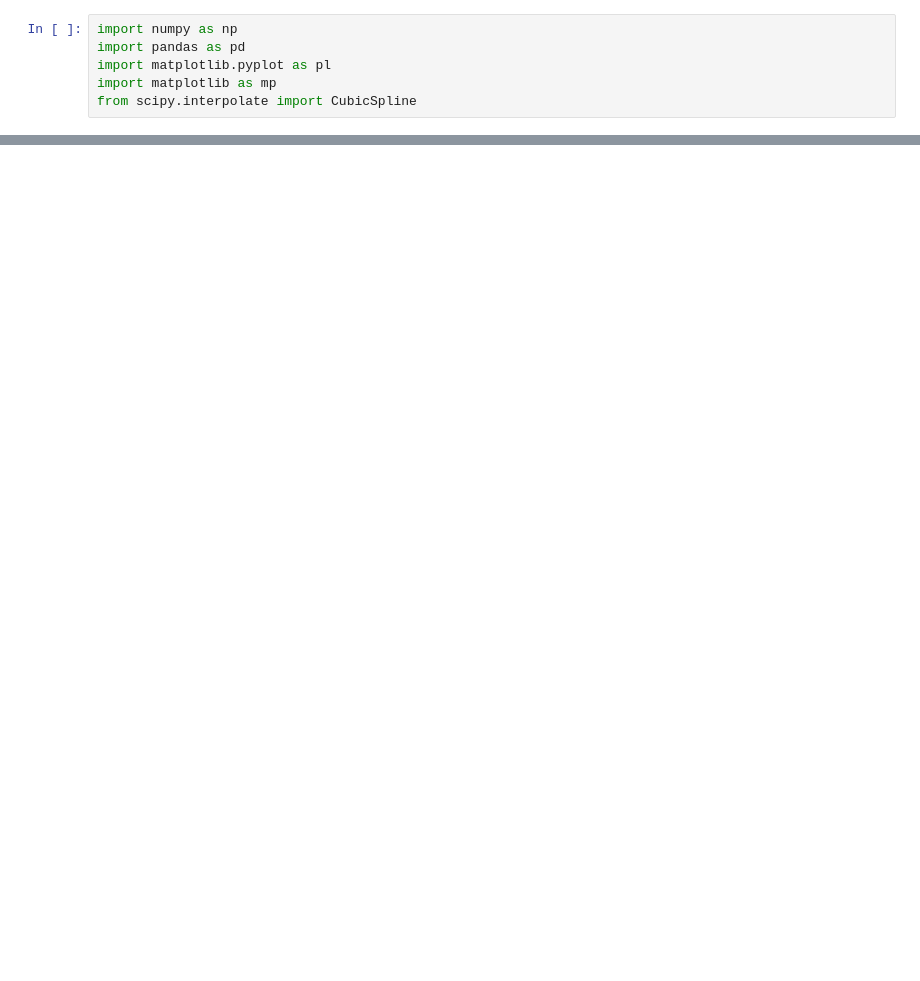
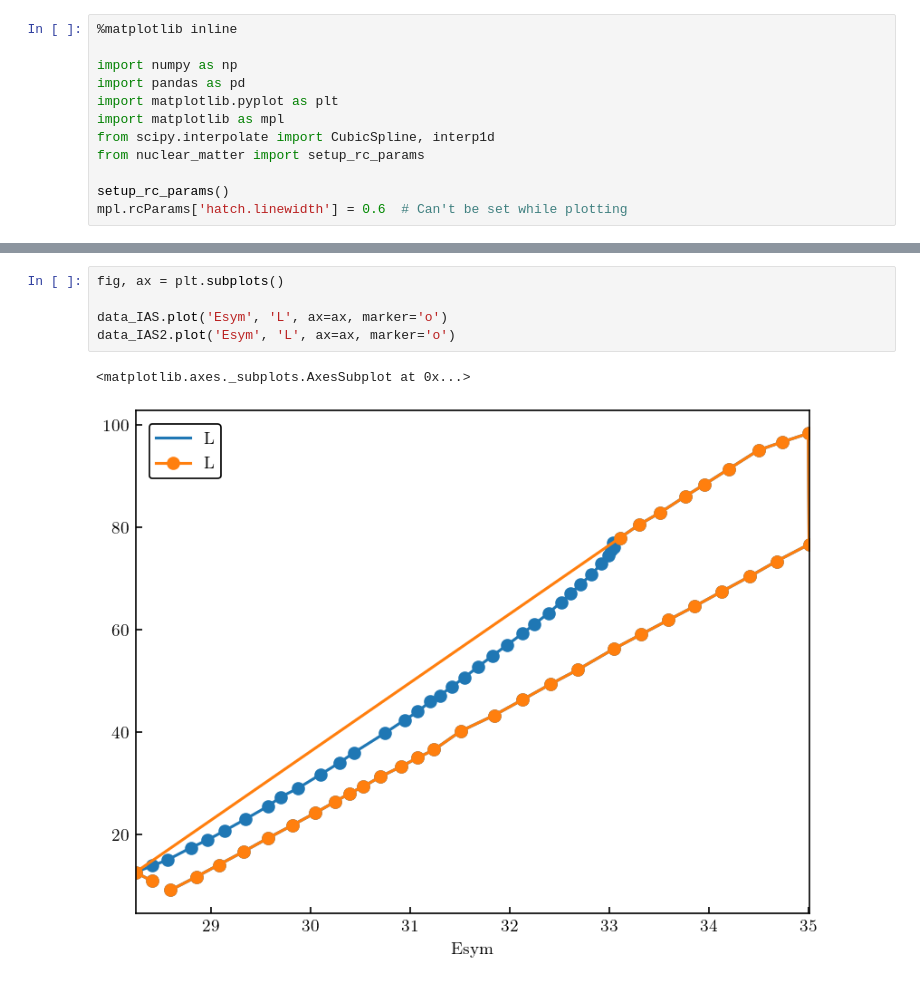
Before and after one commit to buqeye/nuclear-matter-convergence, a Jupyter notebook: analysis/Esym-L/correlation.ipynb, the cells around one changed output, grey strips where cells are left out. Saved outputs shown, nothing was run; the diff lists cells and outputs as text; blank space fills up the shorter version.

```diff
--- a/analysis/Esym-L/correlation.ipynb
+++ b/analysis/Esym-L/correlation.ipynb
@@ -1,6 +1,12 @@
 # %%
+%matplotlib inline
+
 import numpy as np
 import pandas as pd
-import matplotlib.pyplot as pl
-import matplotlib as mp
-from scipy.interpolate import CubicSpline
+import matplotlib.pyplot as plt
+import matplotlib as mpl
+from scipy.interpolate import CubicSpline, interp1d
+from nuclear_matter import setup_rc_params
+
+setup_rc_params()
+mpl.rcParams['hatch.linewidth'] = 0.6  # Can't be set while plotting
@@ -58,0 +134,8 @@ availSrcs.append({"lbl" : "G", "col" : "0.5"})
+# %%
+fig, ax = plt.subplots()
+
+data_IAS.plot('Esym', 'L', ax=ax, marker='o')
+data_IAS2.plot('Esym', 'L', ax=ax, marker='o')
+# %% [output]
+<matplotlib.axes._subplots.AxesSubplot at 0x...>
+[figure, added]
```
Also changed, not shown: parts of 11 cells of this notebook, 1 other file.
